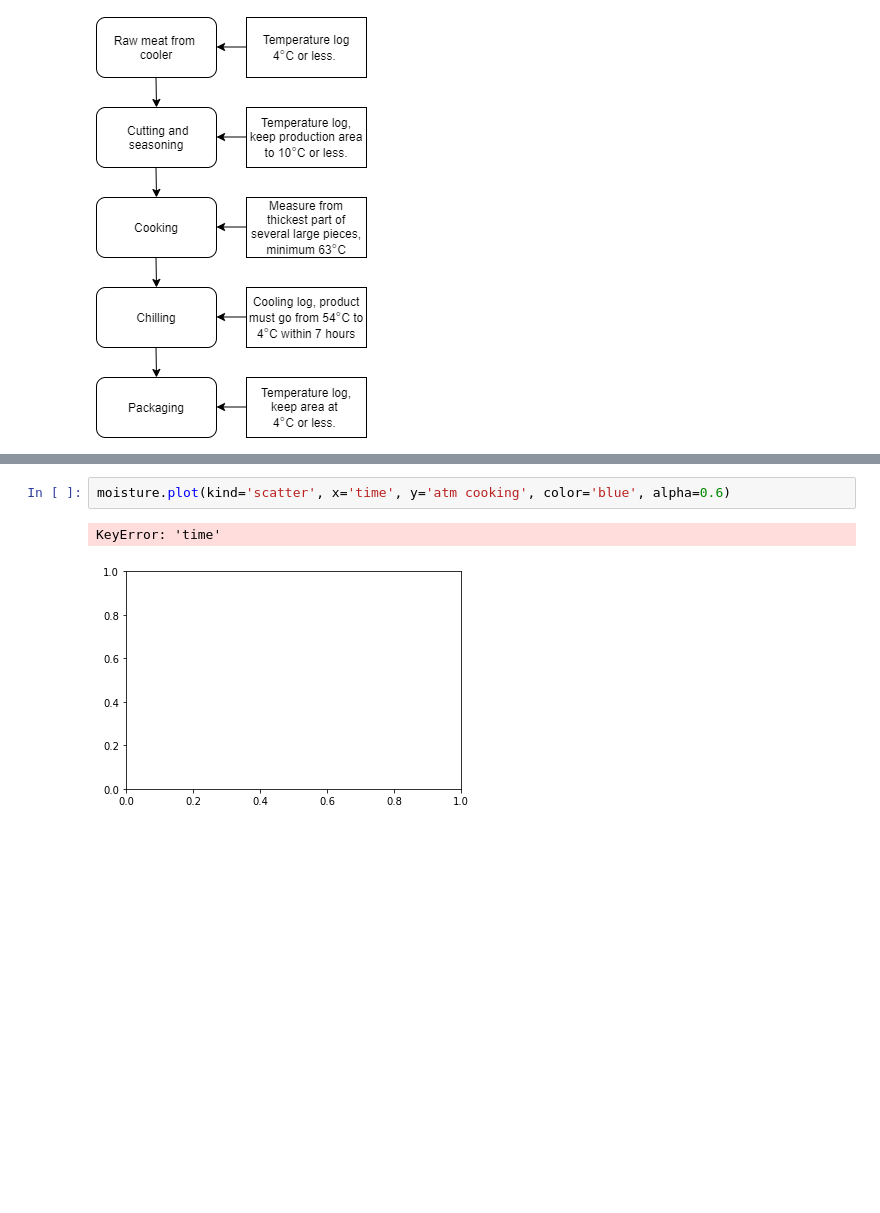
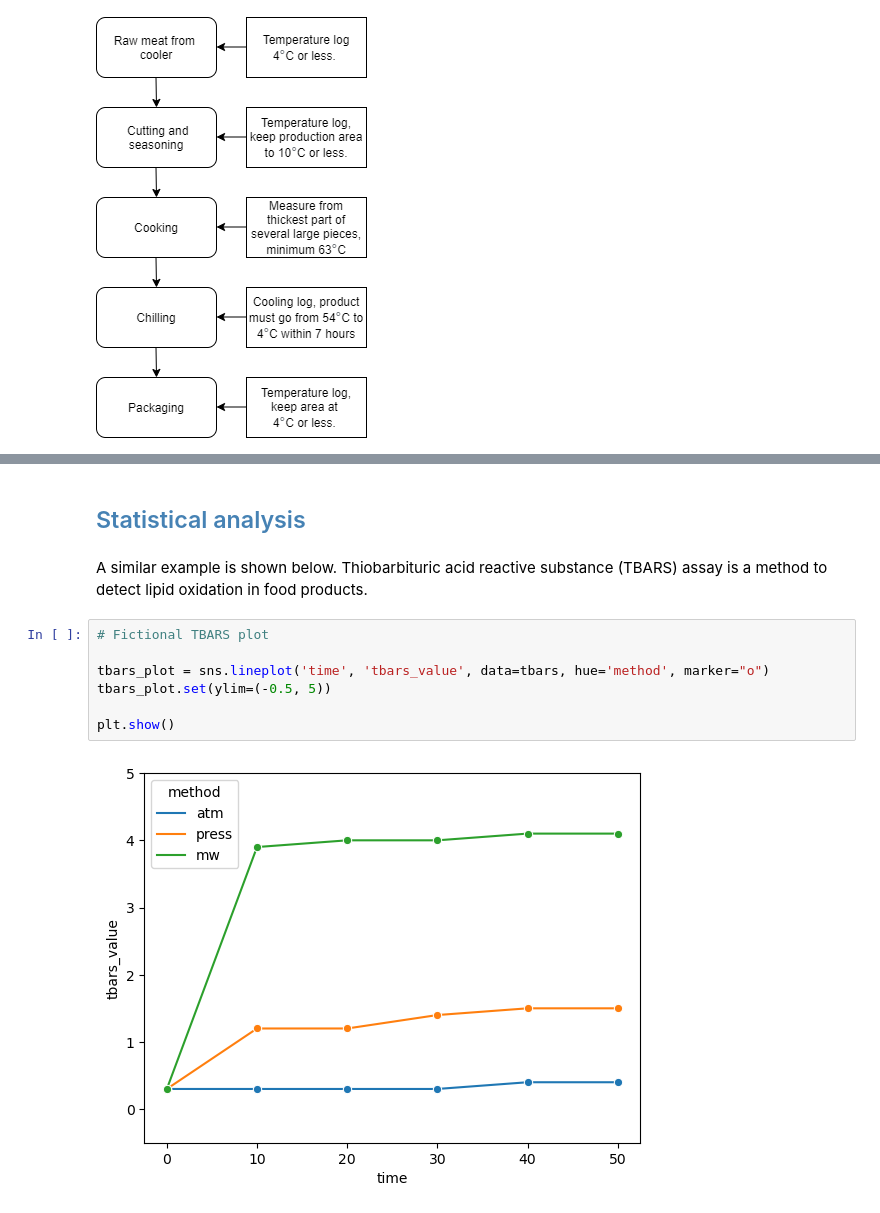
Before and after one commit to pristdata/prisdata.github.io, a Jupyter notebook: Notebooks/food_data_analysis.ipynb, the cells around one changed output, grey strips where cells are left out. Drawn from its saved outputs; the diff is of its cells as text; blank space fills up the shorter version.

```diff
--- a/Notebooks/food_data_analysis.ipynb
+++ b/Notebooks/food_data_analysis.ipynb
@@ -87,5 +174,13 @@ tbars = pd.read_csv("tbars.csv")
-# %%
-moisture.plot(kind='scatter', x='time', y='atm cooking', color='blue', alpha=0.6)
-# %% [output]
-KeyError: 'time'
-[figure, removed]
+# %% [markdown]
+## <span style='color:steelblue'> Statistical analysis </span>
+# %% [markdown]
+A similar example is shown below. Thiobarbituric acid reactive substance (TBARS) assay is a method to detect lipid oxidation in food products.
+# %%
+# Fictional TBARS plot
+
+tbars_plot = sns.lineplot('time', 'tbars_value', data=tbars, hue='method', marker="o")
+tbars_plot.set(ylim=(-0.5, 5))
+
+plt.show()
+# %% [output]
+[figure, added]
```
Also changed, not shown: parts of 33 cells of this notebook, 4 other files.
